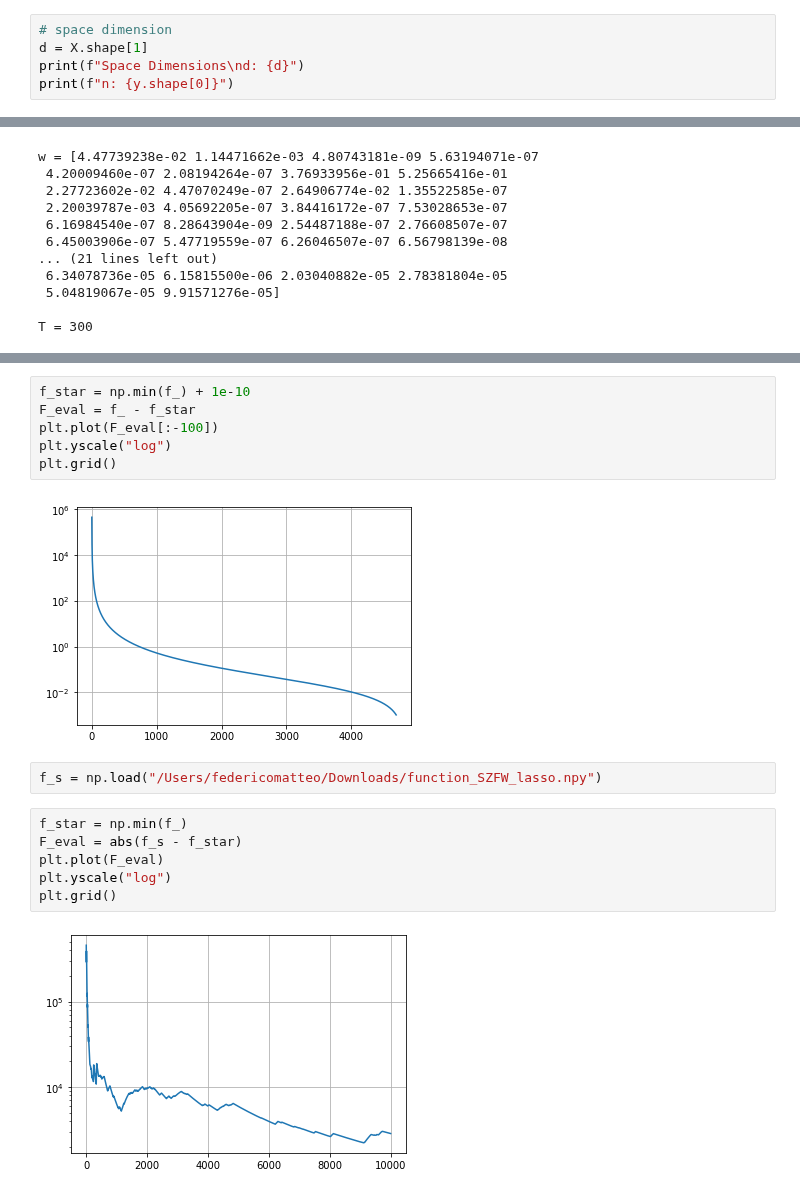
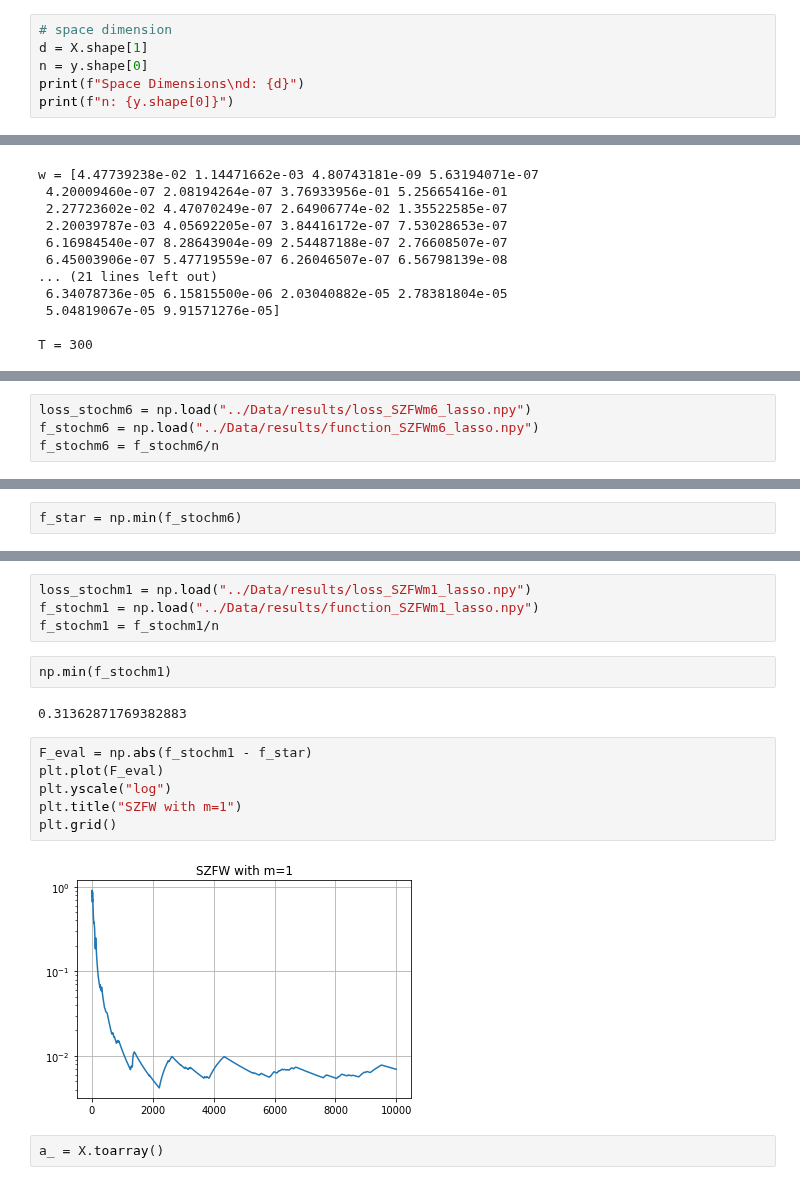
Before and after one commit to liacov/OPTproj, a Jupyter notebook: notebooks/LassoRegression.ipynb, the cells around one changed output, grey strips where cells are left out. Cells and saved outputs as stored; diff of their text form.

Commit message:
loss lasso now fixed and plot added at the end of the notebook

```diff
--- a/notebooks/LassoRegression.ipynb
+++ b/notebooks/LassoRegression.ipynb
@@ -90,6 +90,7 @@ X, y = datasets.load_svmlight_file("../Data/covtype.libsvm.binary.scale.bz2")
 # %%
 # space dimension
 d = X.shape[1]
+n = y.shape[0]
 print(f"Space Dimensions\nd: {d}")
 print(f"n: {y.shape[0]}")
 # %% [output]
@@ -424,0 +447,4 @@ f_ = np.load("/Users/federicomatteo/Downloads/function_dZFW_lasso.npy")
+# %%
+loss_stochm6 = np.load("../Data/results/loss_SZFWm6_lasso.npy")
+f_stochm6 = np.load("../Data/results/function_SZFWm6_lasso.npy")
+f_stochm6 = f_stochm6/n
@@ -428,0 +462,2 @@ f_star
+# %%
+f_star = np.min(f_stochm6)
@@ -429,18 +476,18 @@ f_star
+# %%
+loss_stochm1 = np.load("../Data/results/loss_SZFWm1_lasso.npy")
+f_stochm1 = np.load("../Data/results/function_SZFWm1_lasso.npy")
+f_stochm1 = f_stochm1/n
+# %%
+np.min(f_stochm1)
+# %% [output]
+0.31362871769382883
 # %%
-f_star = np.min(f_) + 1e-10
-F_eval = f_ - f_star
-plt.plot(F_eval[:-100])
+F_eval = np.abs(f_stochm1 - f_star)
+plt.plot(F_eval)
 plt.yscale("log")
+plt.title("SZFW with m=1")
 plt.grid()
 # %% [output]
-[figure, old version]
+[figure, new version]
-# %%
-f_s = np.load("/Users/federicomatteo/Downloads/function_SZFW_lasso.npy")
-# %%
-f_star = np.min(f_)
-F_eval = abs(f_s - f_star)
-plt.plot(F_eval)
-plt.yscale("log")
-plt.grid()
-# %% [output]
-[figure, removed]
+# %%
+a_ = X.toarray()
```
Also changed, not shown: parts of 19 cells of this notebook.
